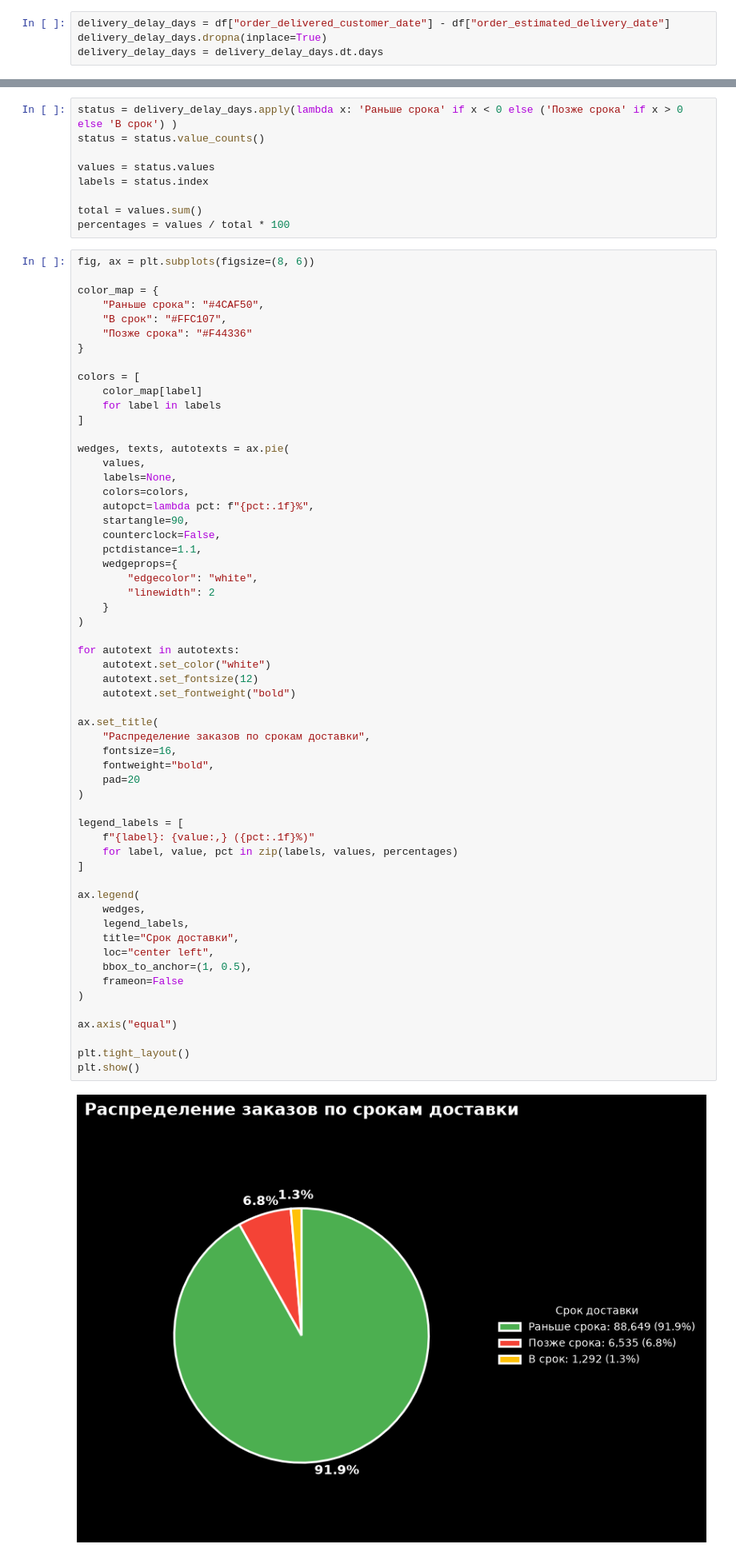
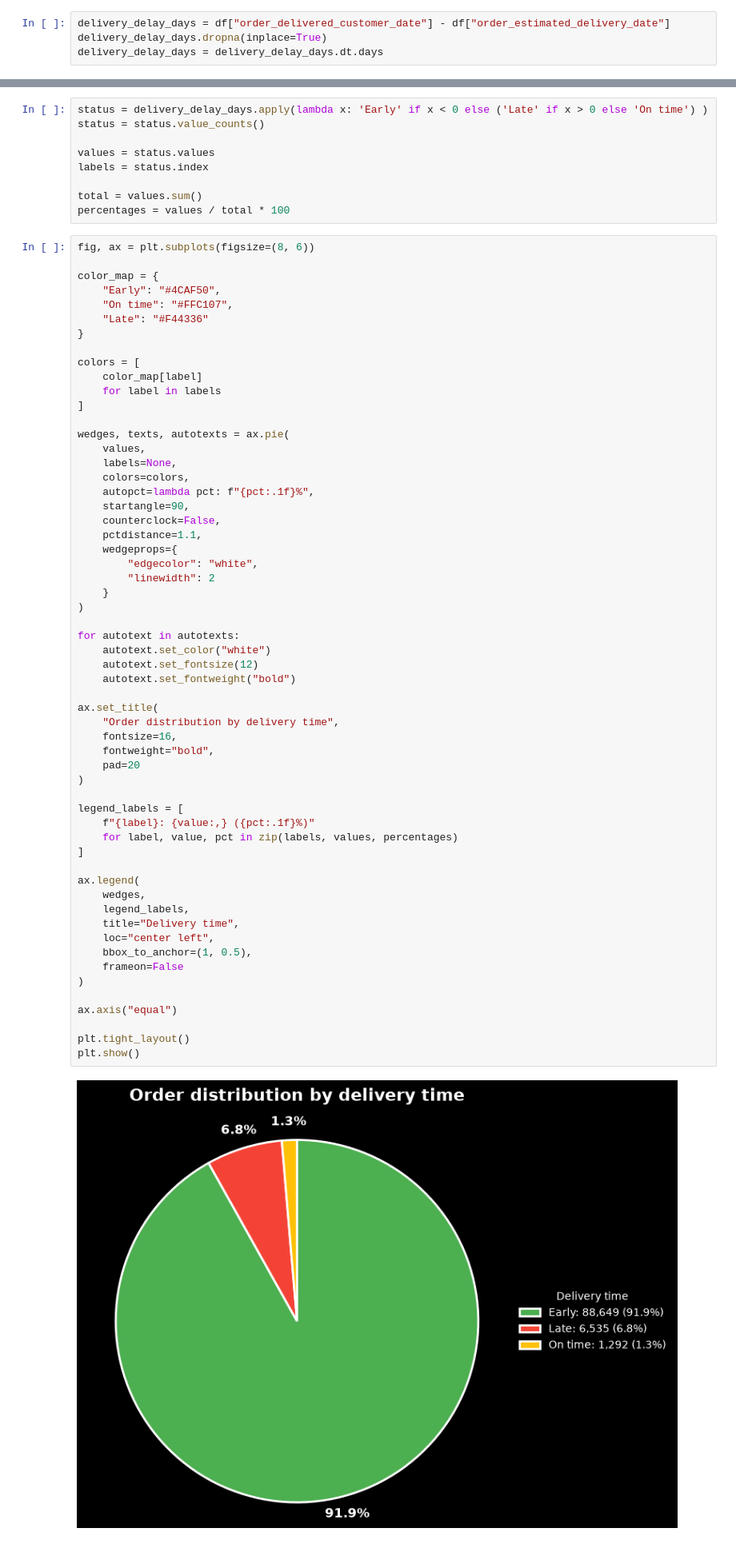
Before and after one commit to Norventorig/marketplace_analysis, a Jupyter notebook: src/exploratory_data_analysis.ipynb, the cells around one changed output, grey strips where cells are left out. Shown at 80% size. Cells and saved outputs as stored; diff of their text form.

```diff
--- a/src/exploratory_data_analysis.ipynb
+++ b/src/exploratory_data_analysis.ipynb
@@ -443,5 +443,5 @@ plt.show()
 # %%
-status = delivery_delay_days.apply(lambda x: 'Раньше срока' if x < 0 else ('Позже срока' if x > 0 else 'В срок') )
+status = delivery_delay_days.apply(lambda x: 'Early' if x < 0 else ('Late' if x > 0 else 'On time') )
 status = status.value_counts()
 
 values = status.values
@@ -453,9 +453,9 @@ percentages = values / total * 100
 fig, ax = plt.subplots(figsize=(8, 6))
 
 color_map = {
-    "Раньше срока": "#4CAF50",
-    "В срок": "#FFC107",
-    "Позже срока": "#F44336"
+    "Early": "#4CAF50",
+    "On time": "#FFC107",
+    "Late": "#F44336"
 }
 
 colors = [
@@ -479,36 +479,36 @@ wedges, texts, autotexts = ax.pie(
 
 for autotext in autotexts:
     autotext.set_color("white")
     autotext.set_fontsize(12)
     autotext.set_fontweight("bold")
 
 ax.set_title(
-    "Распределение заказов по срокам доставки",
+    "Order distribution by delivery time",
     fontsize=16,
     fontweight="bold",
     pad=20
 )
 
 legend_labels = [
     f"{label}: {value:,} ({pct:.1f}%)"
     for label, value, pct in zip(labels, values, percentages)
 ]
 
 ax.legend(
     wedges,
     legend_labels,
-    title="Срок доставки",
+    title="Delivery time",
     loc="center left",
     bbox_to_anchor=(1, 0.5),
     frameon=False
 )
 
 ax.axis("equal")
 
 plt.tight_layout()
 plt.show()
 # %% [output]
-[figure, old version]
+[figure, new version]
 # %% [markdown]
 #### **ORDER_REVIEWS**
 # %%
```
Also changed, not shown: parts of 2 cells of this notebook.
